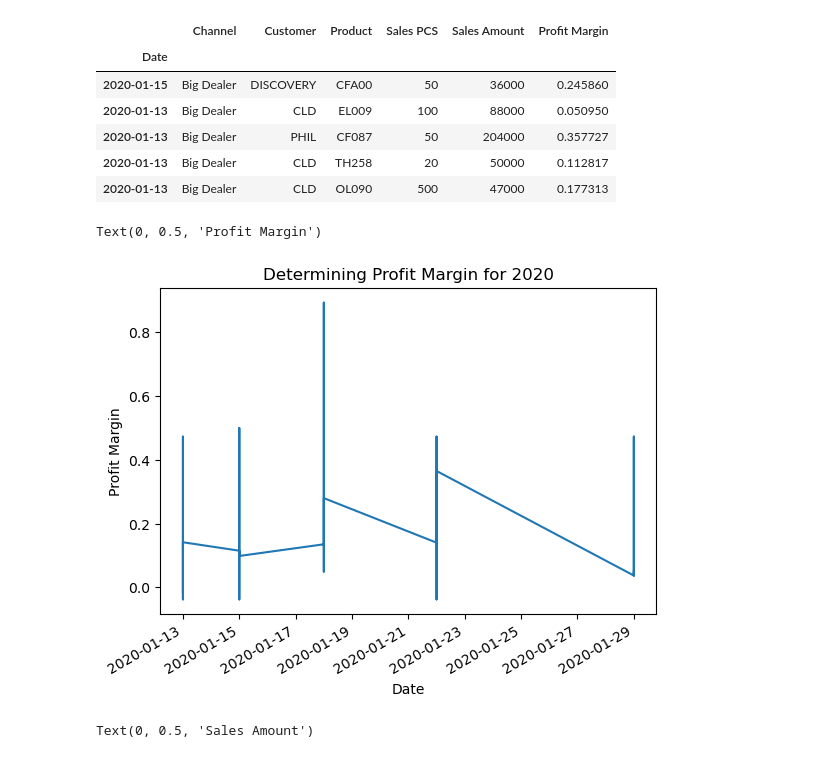
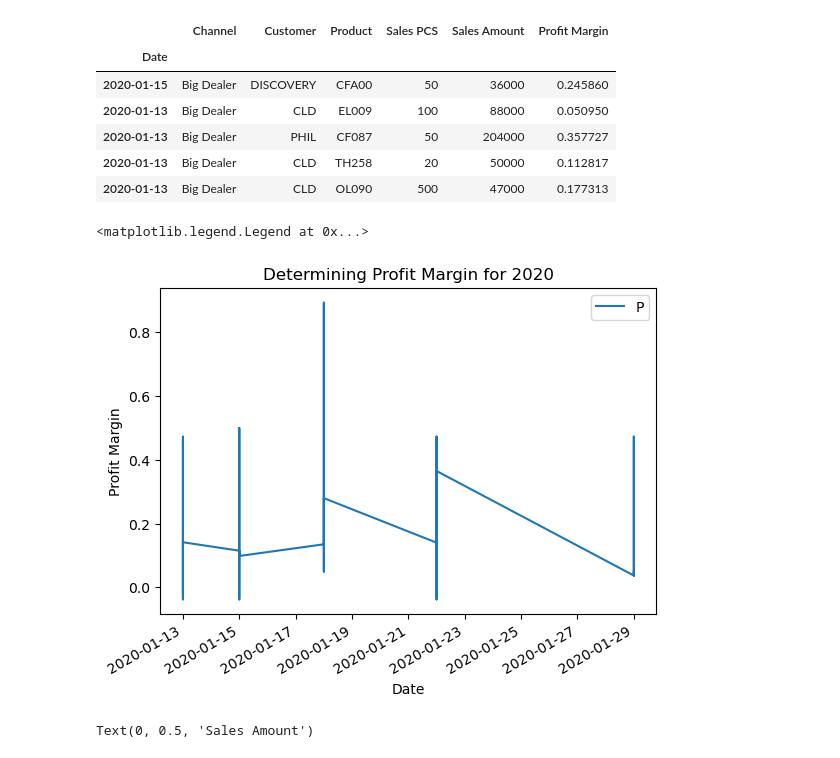
Before and after one commit to louiswordz/CIG_Sales, a Jupyter notebook: CIG.ipynb, the cells around one changed output. Saved outputs shown, nothing was run; the diff lists cells and outputs as text; code cells hidden in the pictures.

Commit message:
Corrected the plot

```diff
--- a/CIG.ipynb
+++ b/CIG.ipynb
@@ -132,11 +132,12 @@ df1.head()
 # %%
 df1['Profit Margin'].plot()
 plt.title("Determining Profit Margin for 2020")
 plt.xlabel("Date")
 plt.ylabel("Profit Margin")
+plt.legend("Profit Margin")
 # %% [output]
-Text(0, 0.5, 'Profit Margin')
+<matplotlib.legend.Legend at 0x...>
-[figure, old version]
+[figure, new version]
 # %%
 df1['Sales Amount'].plot()
 plt.title("Determining Sales Amount for 2020")
```
Also changed, not shown: parts of 1 cell of this notebook, 14 other files.
